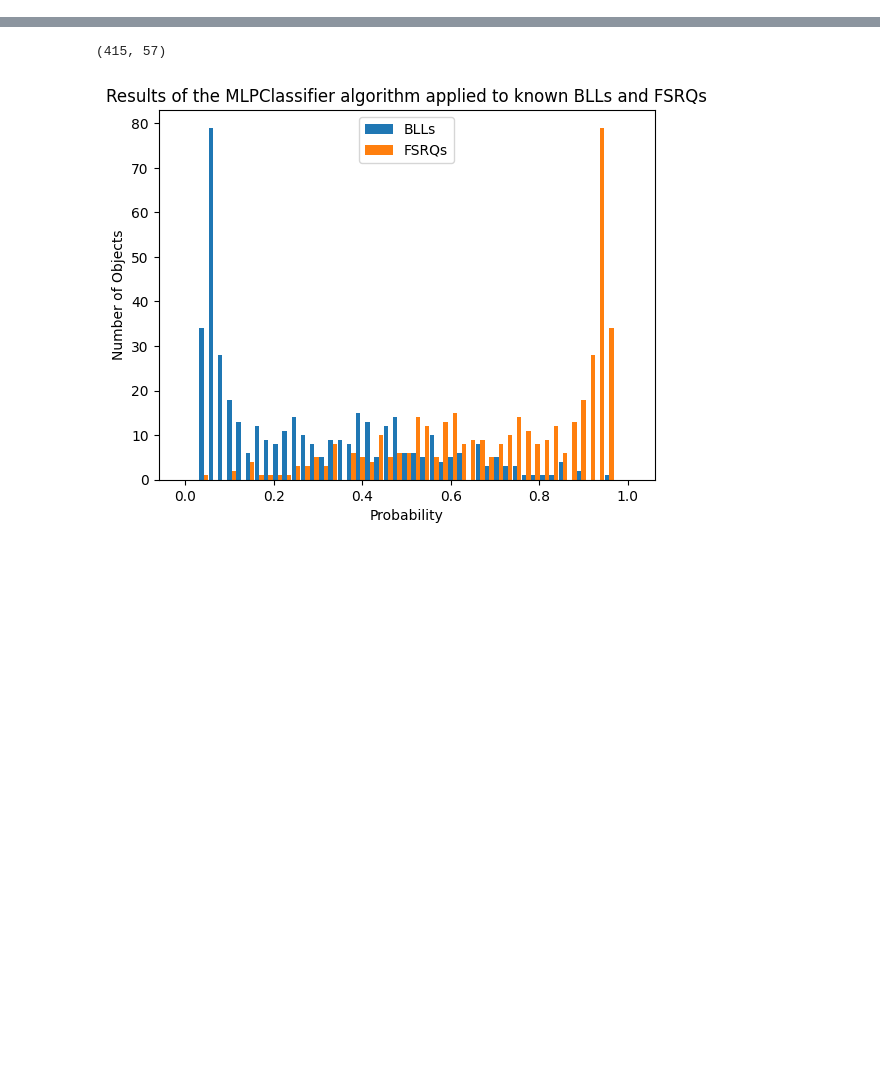
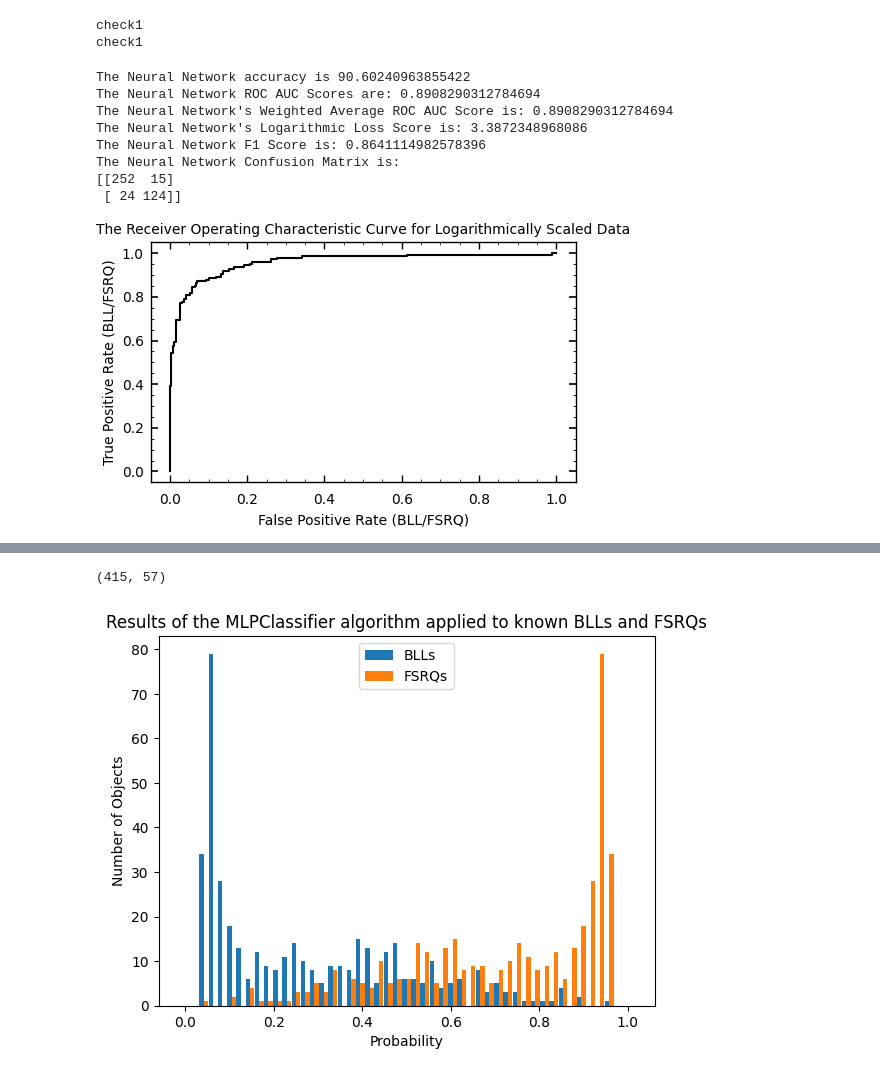
Before and after one commit to IoanPJ/Final_year_project_IMPJ, a Jupyter notebook: ML/Pipeline.ipynb, the cells around one changed output, grey strips where cells are left out. Drawn from its saved outputs; the diff is of its cells as text; code cells hidden in the pictures; blank space fills up the shorter version.

```diff
--- a/ML/Pipeline.ipynb
+++ b/ML/Pipeline.ipynb
@@ -38,0 +31,14 @@ Index(['Signif_Avg', 'Pivot_Energy', 'Flux1000', 'Energy_Flux100',
+# %%
+#non log transformed
+nonlogpath = '..\\Fermi-LAT Data\\fl_varranked_rm0.csv'
+
+#log transformed
+logpath = '..\\Fermi-LAT Data\\fl_logtransformed.csv'
+
+data = pd.read_csv(nonlogpath, index_col=0)
+logdata = pd.read_csv(logpath, index_col=0)
+
+
+print(data.columns)
+NN = MLPClassifier(activation='relu', alpha= 0.0001, hidden_layer_sizes=(30,20,10), learning_rate='constant', solver='sgd', random_state=1, max_iter=10000)
+BNN = BaggingClassifier(estimator=NN,n_estimators=10,bootstrap=True)
@@ -152,17 +83,13 @@ test_size = 0.3
 
 dp = DataProcessor()
 X,Y = dp.choose_2_vars('CLASS1',data,1,2)
-print(Y)
+logX,logY = dp.choose_2_vars('CLASS1',logdata,1,2)
 x_train, x_test, y_train, y_test = train_test_split(X, Y, test_size=test_size,random_state=4)
-
-NN = MLPClassifier(activation='relu', alpha= 0.0001, hidden_layer_sizes=(30,20,10), learning_rate='constant', solver='sgd', random_state=1, max_iter=10000)
-BNN = BaggingClassifier(estimator=NN,n_estimators=10,bootstrap=True)
-
+logx_train, logx_test, logy_train, logy_test = train_test_split(X, Y, test_size=test_size,random_state=4)
 
 # Define the pipeline
 
 pipeline = Pipeline([
-    ('logtransform',FunctionTransformer(func=dp.logtransform)),
     ('scaler', StandardScaler()),
     ('classifier', BNN)
 ])
@@ -170,15 +97,53 @@ pipeline = Pipeline([
 # Fit the pipeline on the training data
 
 pipeline.fit(x_train,y_train)
-
 y_pred = pipeline.predict(x_test)
 y_proba = pipeline.predict_proba(x_test)
 
-accuracy = accuracy_score(y_test, y_pred)*100
-confusion = confusion_matrix(y_test, y_pred)
-print('The Neural Network accuracy is ' + str(accuracy))
-print('The Neural Network Confusion Matrix is:')
-print(confusion)
+pipeline.fit(logx_train,logy_train)
+logy_pred = pipeline.predict(logx_test)
+logy_proba = pipeline.predict_proba(logx_test)
+# %% [output]
+check1
+check1
+# %%
+''' SCORING METRICS '''
+
+accuracy = accuracy_score(y_test, y_pred)*100
+confusion = confusion_matrix(y_test, y_pred)
+roc_auc = roc_auc_score(y_test,y_pred)
+roc_auc_weightedavg = roc_auc_score(y_test,y_pred,average='weighted')
+logloss = log_loss(y_test,y_pred)
+f1 = f1_score(y_test,y_pred)
+fpr, tpr, thresholds = roc_curve(y_test,y_proba.T[1])
+
+print('The Neural Network accuracy is ' + str(accuracy))
+print('The Neural Network ROC AUC Scores are: '+str(roc_auc))
+print("The Neural Network's Weighted Average ROC AUC Score is: " + str(roc_auc_weightedavg))
+print("The Neural Network's Logarithmic Loss Score is: " + str(logloss))
+print('The Neural Network F1 Score is: '+str(f1))
+print('The Neural Network Confusion Matrix is:')
+print(confusion)
+
+mpl.rcParams['figure.dpi'] = 100
+fig, ax = plt.subplots(figsize=(5,3))
+ax.plot(fpr,tpr)
+ax.set_ylabel('True Positive Rate (BLL/FSRQ)')
+ax.set_xlabel('False Positive Rate (BLL/FSRQ)')
+
+#RocCurveDisplay.from_estimator(pipeline, x_test, y_test,ax=ax).figure_
+plt.title('The Receiver Operating Characteristic Curve for Logarithmically Scaled Data')
+plt.show()
+# %% [output]
+The Neural Network accuracy is 90.60240963855422
+The Neural Network ROC AUC Scores are: 0.8908290312784694
+The Neural Network's Weighted Average ROC AUC Score is: 0.8908290312784694
+The Neural Network's Logarithmic Loss Score is: 3.3872348968086
+The Neural Network F1 Score is: 0.8641114982578396
+The Neural Network Confusion Matrix is:
+[[252  15]
+ [ 24 124]]
+[figure, added]
 # %%
 # Saving the run to WandB
 
```
Also changed, not shown: parts of 6 cells of this notebook, 40 other files.
